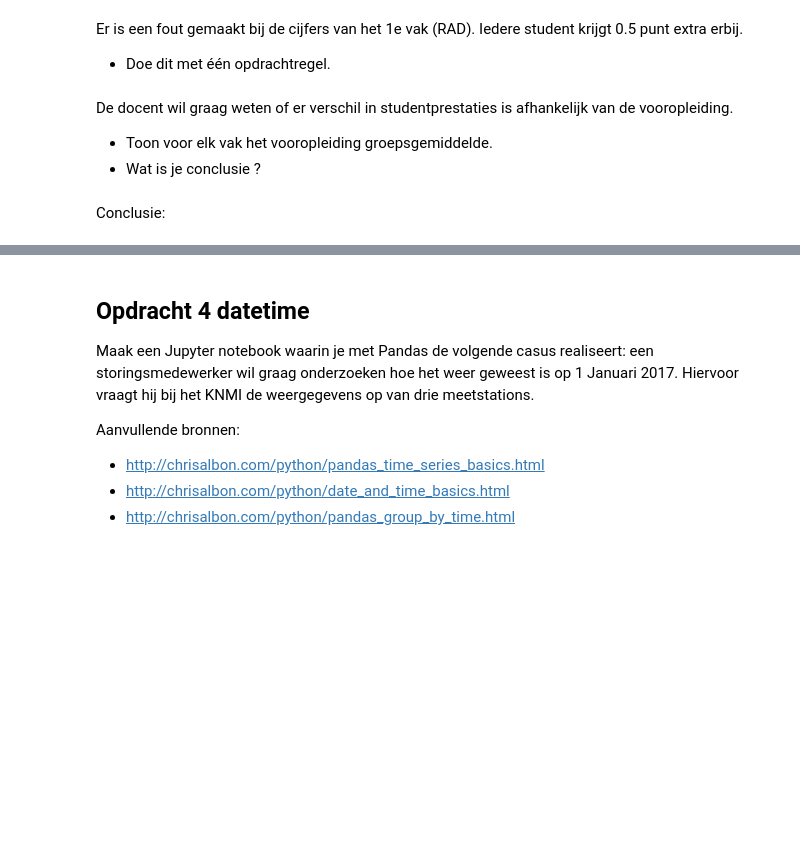
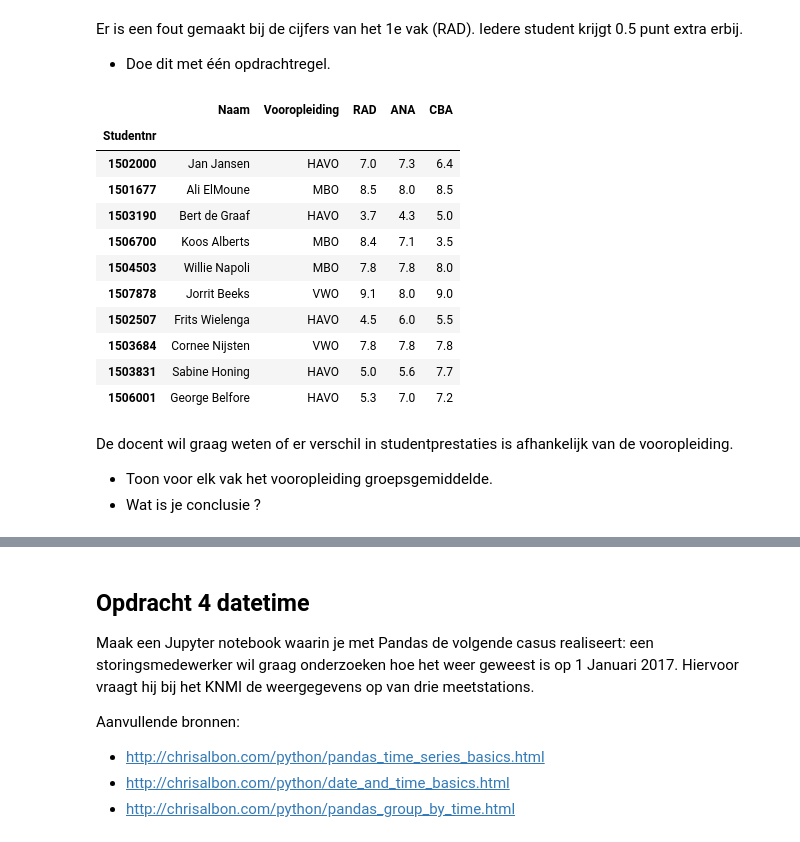
Before and after one commit to PeterKemner/CM2024, a Jupyter notebook: CM03_pandas/CM_Pandas_opdrachten.ipynb, the cells around one changed output, grey strips where cells are left out. Saved outputs shown, nothing was run; the diff lists cells and outputs as text; code cells hidden in the pictures; blank space fills up the shorter version.

```diff
--- a/CM03_pandas/CM_Pandas_opdrachten.ipynb
+++ b/CM03_pandas/CM_Pandas_opdrachten.ipynb
@@ -223,6 +269,8 @@ Nu gaan we ``studenten`` en ``cijfers`` samenvoegen tot een cijferslijst. We mog
 # %% [markdown]
 Het is handig om een dataframe een sprekende index te geven:
 -	Maak `Studentnr` de rij-index. NB. Gebruik indien nodig de optie `inplace=True`.
+# %%
+cijferlijst.set_index(['Studentnr'], inplace=True)
 # %% [markdown]
 De docent wil wat basisgegevens: minimum, maximum, gemiddelde van de cijfers weten. Het grote voordeel is dat numpy heel goed kan omgaan met de numerieke kolommen van een dataframe. Voorbeeld: het berekenen van het gemiddelde cijfer voor het vak ‘RAD’ kan met de opdracht: `np.mean(cijferlijst['RAD']`.
 -	Bepaal minimum, maximum en gemiddelde van alle cijfers.
@@ -231,9 +324,23 @@ De docent wil wat basisgegevens: minimum, maximum, gemiddelde van de cijfers wet
 # %% [markdown]
 Er is een fout gemaakt bij de cijfers van het 1e vak (RAD). Iedere student krijgt 0.5 punt extra erbij.
 -	Doe dit met één opdrachtregel.
+# %%
+cijferlijst['RAD'] = cijferlijst['RAD'] + 0.5
+cijferlijst
+# %% [output]
+|  | Naam | Vooropleiding | RAD | ANA | CBA |
+| Studentnr |  |  |  |  |  |
+| 1502000 | Jan Jansen | HAVO | 7.0 | 7.3 | 6.4 |
+| 1501677 | Ali ElMoune | MBO | 8.5 | 8.0 | 8.5 |
+| 1503190 | Bert de Graaf | HAVO | 3.7 | 4.3 | 5.0 |
+| 1506700 | Koos Alberts | MBO | 8.4 | 7.1 | 3.5 |
+| 1504503 | Willie Napoli | MBO | 7.8 | 7.8 | 8.0 |
+| 1507878 | Jorrit Beeks | VWO | 9.1 | 8.0 | 9.0 |
+| 1502507 | Frits Wielenga | HAVO | 4.5 | 6.0 | 5.5 |
+| 1503684 | Cornee Nijsten | VWO | 7.8 | 7.8 | 7.8 |
+| 1503831 | Sabine Honing | HAVO | 5.0 | 5.6 | 7.7 |
+| 1506001 | George Belfore | HAVO | 5.3 | 7.0 | 7.2 |
 # %% [markdown]
 De docent wil graag weten of er verschil in studentprestaties is afhankelijk van de vooropleiding.
 -	Toon voor elk vak het vooropleiding groepsgemiddelde.
 -	Wat is je conclusie ?
-# %% [markdown]
-Conclusie:
```
Also changed, not shown: parts of 20 cells of this notebook, 15 other files.
